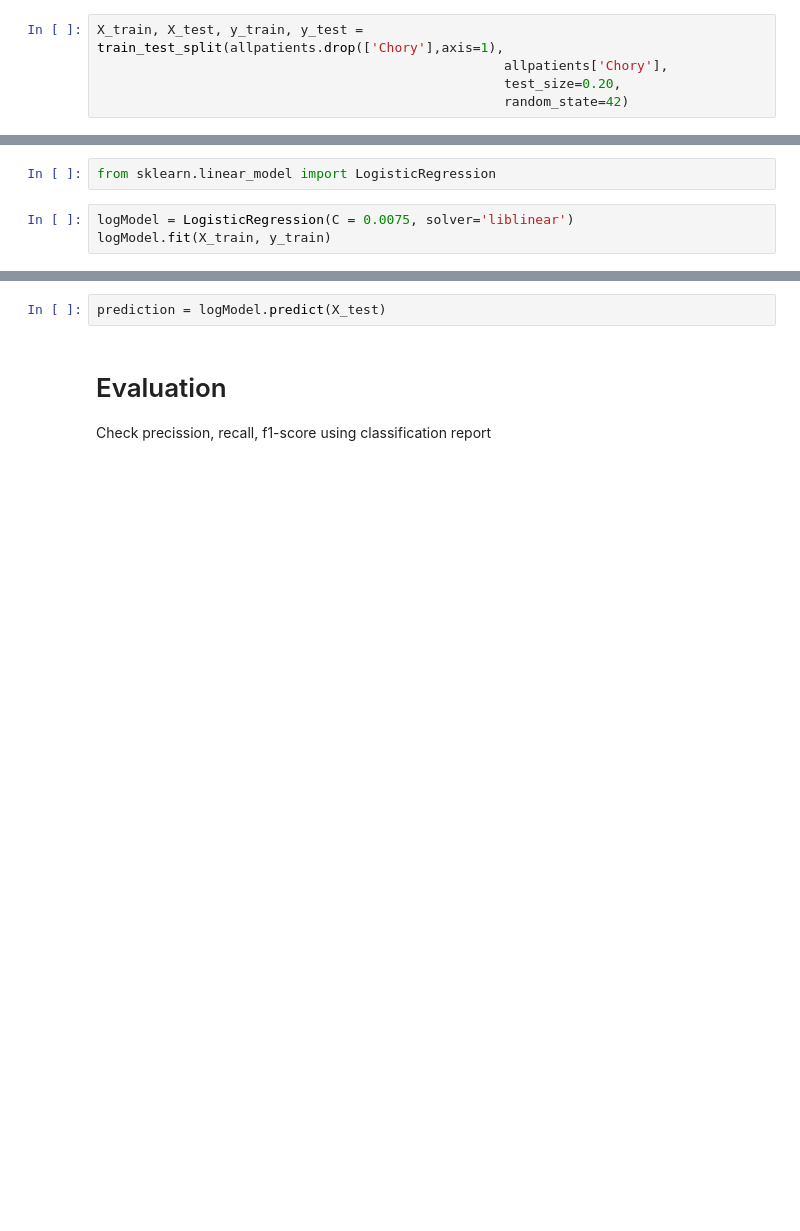
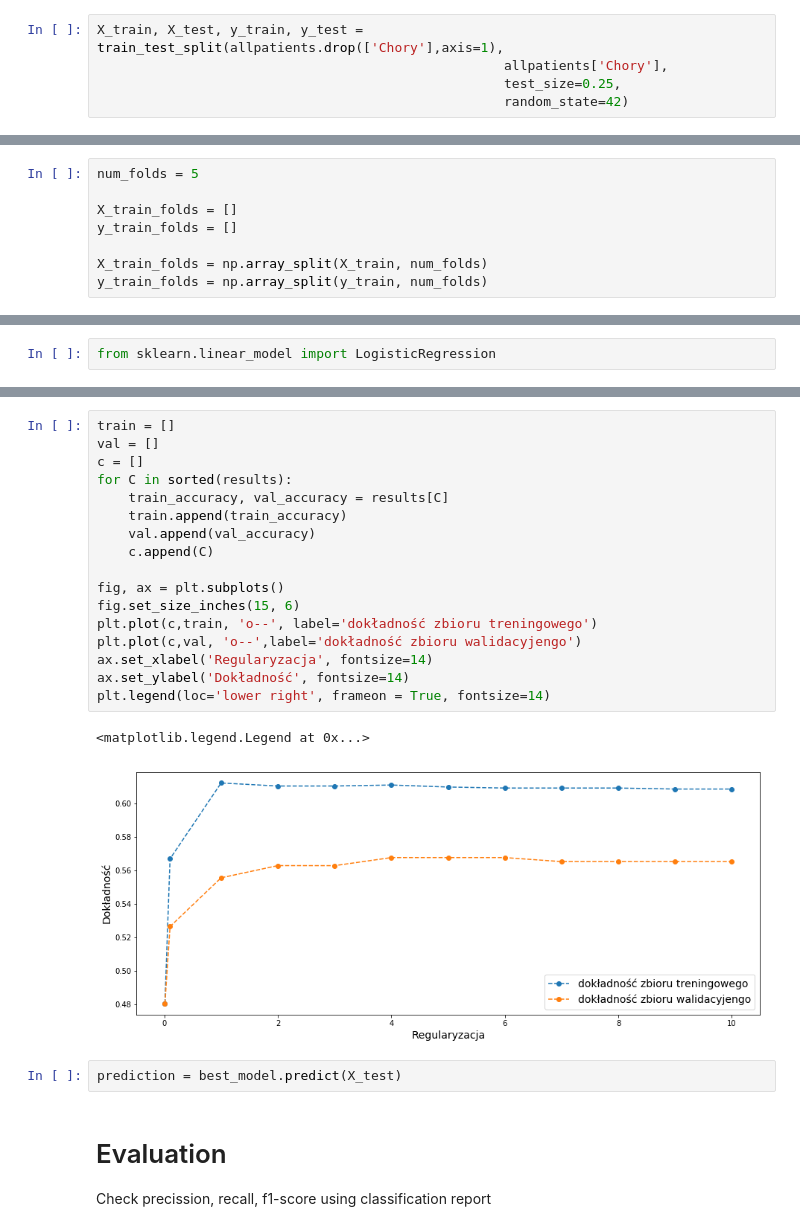
Before and after one commit to tynski/VoicePathology, a Jupyter notebook: PythonCode/Detection_Time_Domain_Male.ipynb, the cells around one changed output, grey strips where cells are left out. Cells and saved outputs as stored; diff of their text form; blank space fills up the shorter version.

```diff
--- a/PythonCode/Detection_Time_Domain_Male.ipynb
+++ b/PythonCode/Detection_Time_Domain_Male.ipynb
@@ -111,5 +111,5 @@ from sklearn.model_selection import train_test_split
 # %%
 X_train, X_test, y_train, y_test = train_test_split(allpatients.drop(['Chory'],axis=1),
                                                     allpatients['Chory'],
-                                                    test_size=0.20,
+                                                    test_size=0.25,
                                                     random_state=42)
@@ -116,7 +119,12 @@ X_train, X_test, y_train, y_test = train_test_split(allpatients.drop(['Chory'],a
+# %%
+num_folds = 5
+
+X_train_folds = []
+y_train_folds = []
+
+X_train_folds = np.array_split(X_train, num_folds)
+y_train_folds = np.array_split(y_train, num_folds)
 # %% [markdown]
 # Training and predicting
 # %%
 from sklearn.linear_model import LogisticRegression
-# %%
-logModel = LogisticRegression(C = 0.0075, solver='liblinear')
-logModel.fit(X_train, y_train)
@@ -128,5 +185,25 @@ LogisticRegression(C=0.0075, class_weight=None, dual=False,
+# %%
+train = []
+val = []
+c = []
+for C in sorted(results):
+    train_accuracy, val_accuracy = results[C]
+    train.append(train_accuracy)
+    val.append(val_accuracy)
+    c.append(C)
+
+fig, ax = plt.subplots()
+fig.set_size_inches(15, 6)
+plt.plot(c,train, 'o--', label='dokładność zbioru treningowego')
+plt.plot(c,val, 'o--',label='dokładność zbioru walidacyjengo')
+ax.set_xlabel('Regularyzacja', fontsize=14)
+ax.set_ylabel('Dokładność', fontsize=14)
+plt.legend(loc='lower right', frameon = True, fontsize=14)
+# %% [output]
+<matplotlib.legend.Legend at 0x...>
+[figure, added]
 # %%
-prediction = logModel.predict(X_test)
+prediction = best_model.predict(X_test)
 # %% [markdown]
 # Evaluation
 Check precission, recall, f1-score using classification report
```
Also changed, not shown: parts of 13 cells of this notebook, 2 other files.
